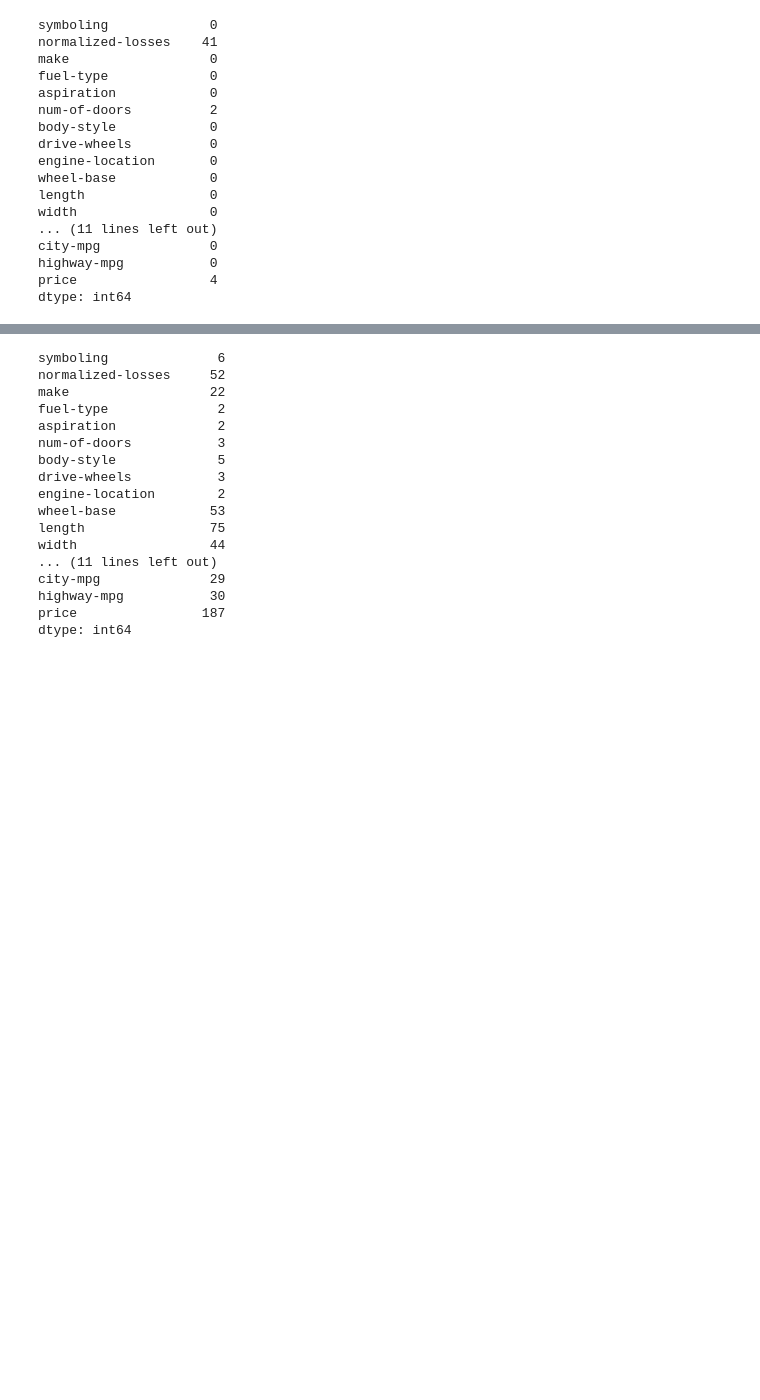
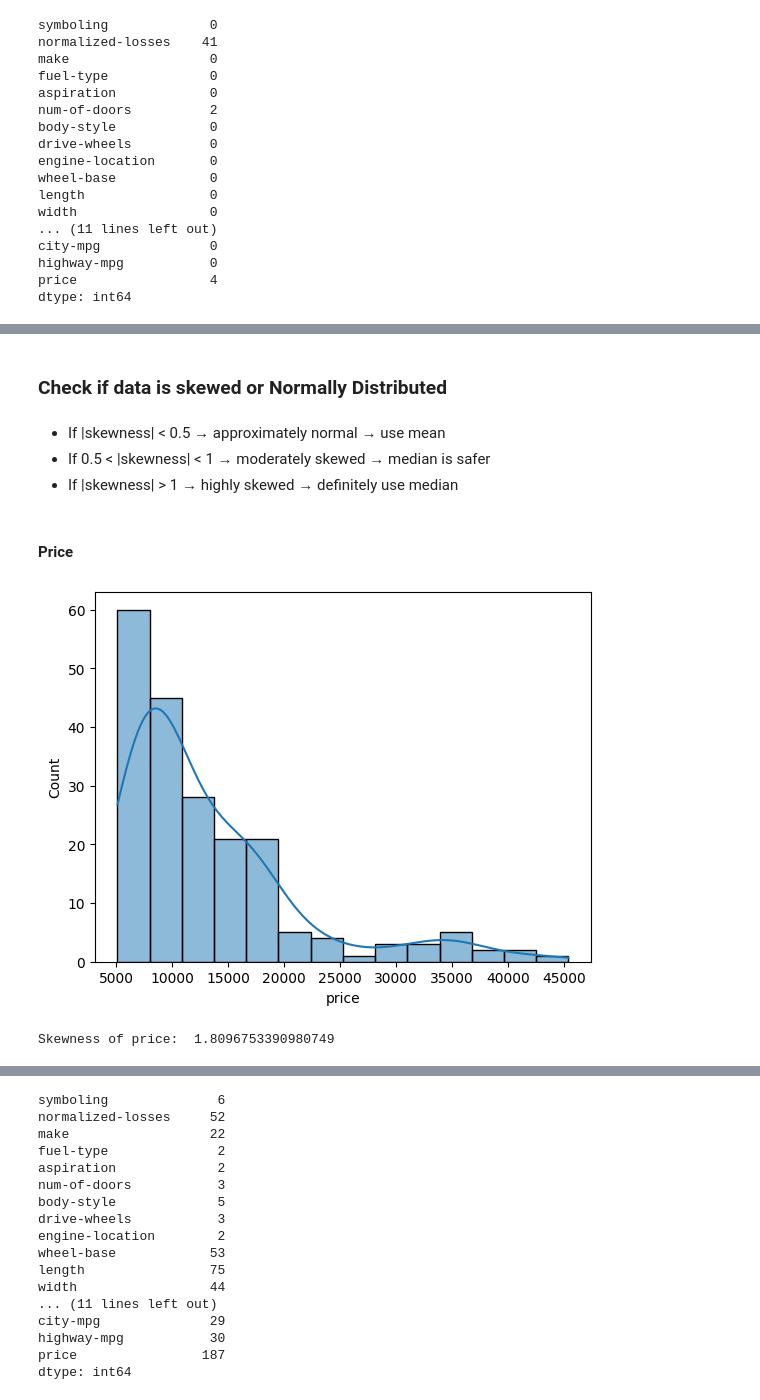
Before and after one commit to Kumbhakarn/classic-ml-algorithms, a Jupyter notebook: eda/eda_auto_data.ipynb, the cells around one changed output, grey strips where cells are left out. Saved outputs shown, nothing was run; the diff lists cells and outputs as text; code cells hidden in the pictures; blank space fills up the shorter version.

```diff
--- a/eda/eda_auto_data.ipynb
+++ b/eda/eda_auto_data.ipynb
@@ -136,0 +243,10 @@ dtype: int64
+# %%
+cols_to_convert = ['normalized-losses','bore','stroke','price','horsepower','peak-rpm']
+# %%
+for col in cols_to_convert:
+    df[col] = pd.to_numeric(df[col],errors='coerce') #  will turn '?' or any junk into NaN
+# %%
+## Check if junk still exist
+for col in cols_to_convert:
+    non_numeric = df[col].isna().sum()
+    print(f"{col}: {non_numeric} missing values (after conversion)")
@@ -136,0 +260,5 @@ dtype: int64
+# %%
+# Strip whitespaces from all object-type columns
+
+for col in df.select_dtypes(include='object').columns:
+    df[col] = df[col].str.strip()
@@ -136,0 +306,18 @@ dtype: int64
+# %% [markdown]
+### Check if data is skewed or Normally Distributed
+# %% [markdown]
+- If |skewness| < 0.5 → approximately normal → use mean
+- If 0.5 < |skewness| < 1 → moderately skewed → median is safer
+- If |skewness| > 1 → highly skewed → definitely use median
+# %% [markdown]
+#### Price
+# %%
+### Price
+sns.histplot(df['price'],kde=True)
+plt.show()
+# %% [output]
+[figure, added]
+# %%
+print('Skewness of price: ',df['price'].skew())
+# %% [output]
+Skewness of price:  1.8096753390980749
```
Also changed, not shown: parts of 65 cells of this notebook.
